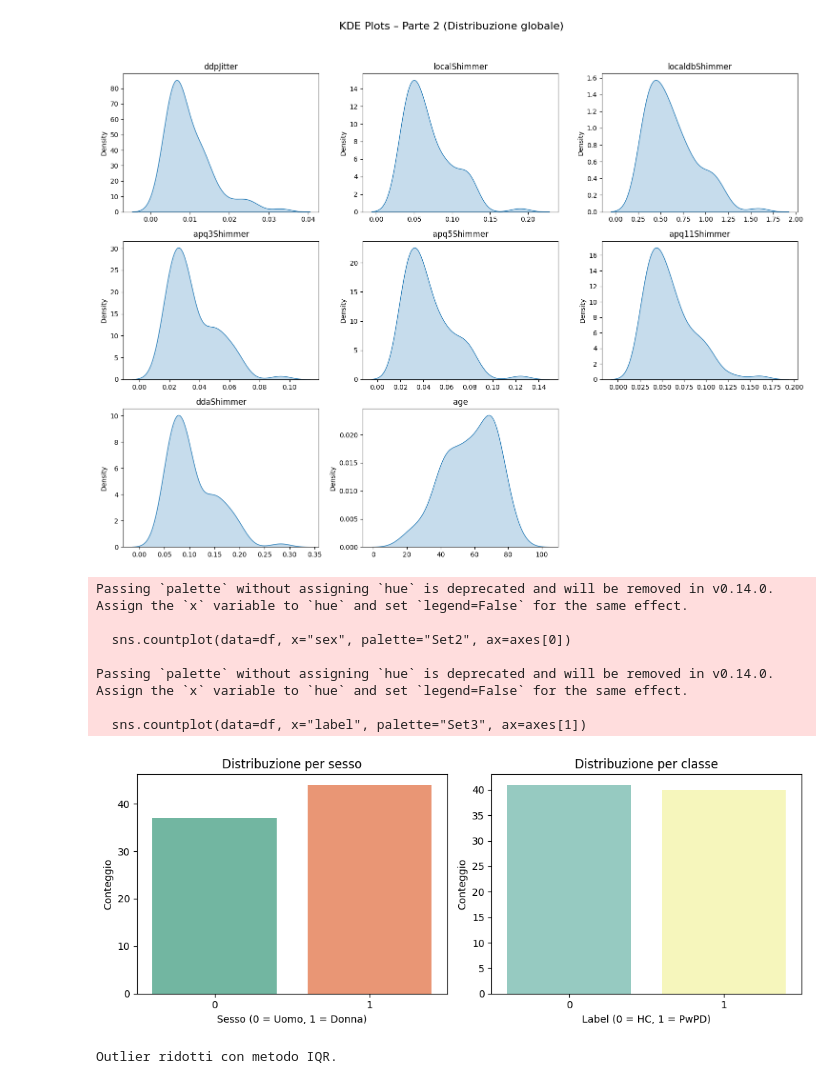
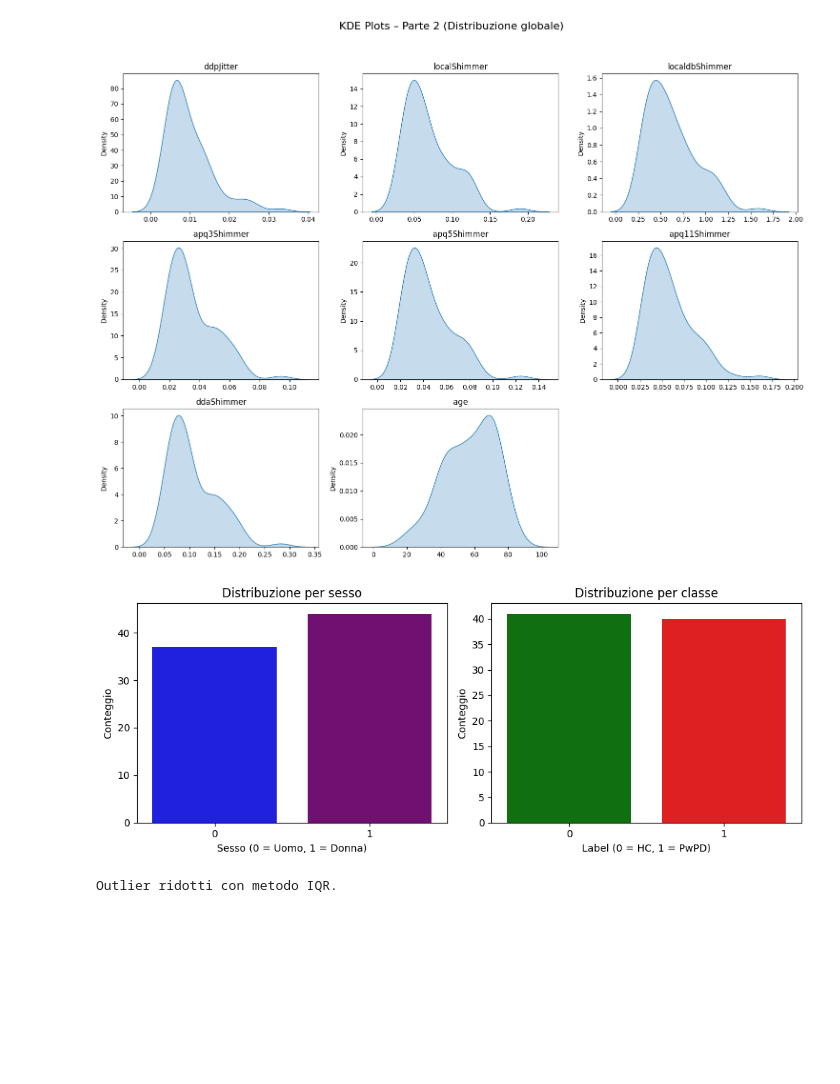
Before and after one commit to tratom/fcul-dl-project, a Jupyter notebook: logistic_regression.ipynb, the cells around one changed output. Cells and saved outputs as stored; diff of their text form; code cells hidden in the pictures; blank space fills up the shorter version.

```diff
--- a/logistic_regression.ipynb
+++ b/logistic_regression.ipynb
@@ -281,7 +265,7 @@ def profile_dataframe(df, name='DataFrame'):
     return prof_df
 # %%
 # === Caricamento del dataset ===
-df = pd.read_csv("C:/Users/cri_t/OneDrive/Desktop/Lisboa_esami/data_deep/vsp_all_features_with_demographics.csv")
+df = pd.read_csv("data-source/audio/vsp_all_features_with_demographics.csv")
 
 df_profile = profile_dataframe(df, name='PD/HC Data')
 display(HTML(df_profile.to_html()))
@@ -411,30 +395,29 @@ plot_kde(groups[1], "KDE Plots – Parte 2 (Distribuzione globale)")
 # %%
 # === Crea la figura con due subplot affiancati ===
 fig, axes = plt.subplots(1, 2, figsize=(10, 4))
 
-# Plot per sex
-sns.countplot(data=df, x="sex", palette="Set2", ax=axes[0])
+# Definizione della palette personalizzata per sesso
+palette_sex = {0: 'blue', 1: 'purple'}  # 0 = Uomo (blu), 1 = Donna (viola)
+
+# Plot per sex con 'hue' assegnato a 'sex'
+sns.countplot(data=df, x="sex", hue="sex", palette=palette_sex, ax=axes[0], legend=False)
 axes[0].set_title("Distribuzione per sesso")
 axes[0].set_xlabel("Sesso (0 = Uomo, 1 = Donna)")
 axes[0].set_ylabel("Conteggio")
 
-# Plot per label
-sns.countplot(data=df, x="label", palette="Set3", ax=axes[1])
+# Definizione della palette personalizzata per label
+palette_label = {0: 'green', 1: 'red'}  # 0 = HC (verde), 1 = PwPD (rosso)
+
+# Plot per label con 'hue' assegnato a 'label'
+sns.countplot(data=df, x="label", hue="label", palette=palette_label, ax=axes[1], legend=False)
 axes[1].set_title("Distribuzione per classe")
 axes[1].set_xlabel("Label (0 = HC, 1 = PwPD)")
 axes[1].set_ylabel("Conteggio")
 
 plt.tight_layout()
 plt.show()
 # %% [output]
-Passing `palette` without assigning `hue` is deprecated and will be removed in v0.14.0. Assign the `x` variable to `hue` and set `legend=False` for the same effect.
-
-  sns.countplot(data=df, x="sex", palette="Set2", ax=axes[0])
-
-Passing `palette` without assigning `hue` is deprecated and will be removed in v0.14.0. Assign the `x` variable to `hue` and set `legend=False` for the same effect.
-
-  sns.countplot(data=df, x="label", palette="Set3", ax=axes[1])
-[figure, old version]
+[figure, new version]
 # %%
 # === Applica metodo IQR per ciascuna colonna numerica (escludi 'label') ===
 numeric_cols = [col for col in df.columns if col != "label" and  col != "sex" and df[col].dtype in ['float64', 'int64']]
```
Also changed, not shown: parts of 10 cells of this notebook, 2 other files.
